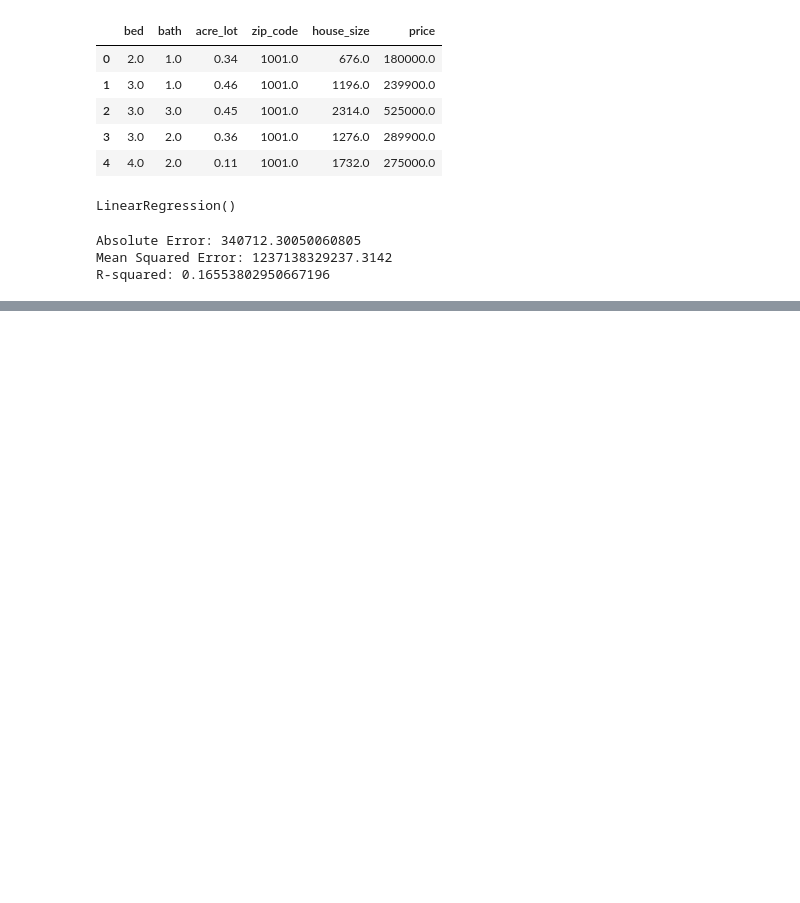
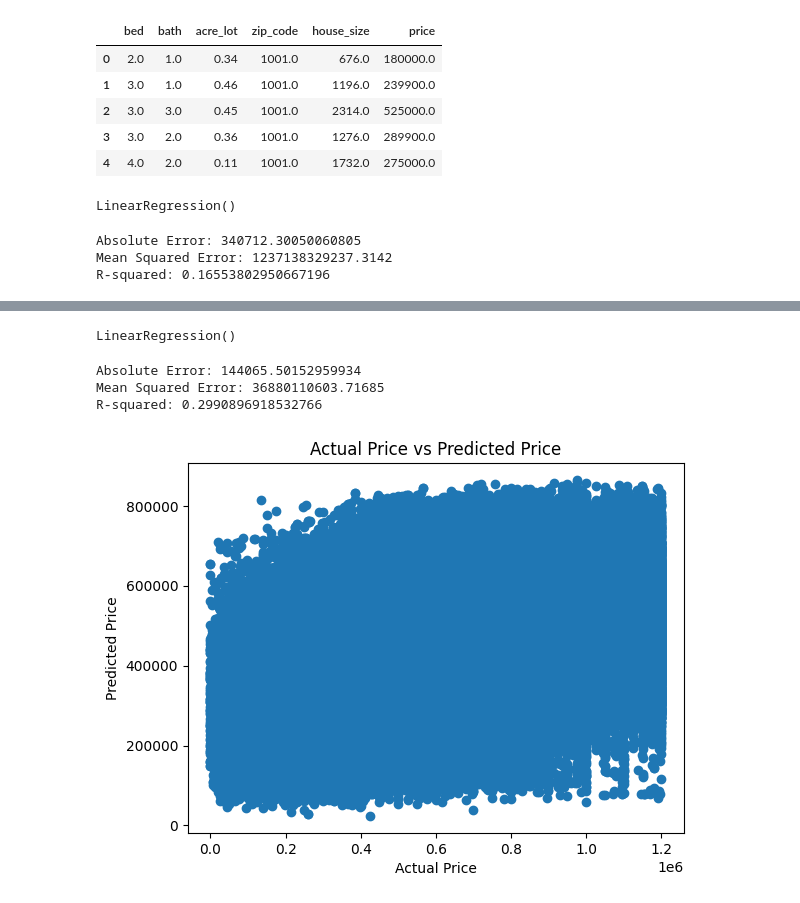
Before and after one commit to zwblank/Project_4, a Jupyter notebook: linear_regression.ipynb, the cells around one changed output, grey strips where cells are left out. Saved outputs shown, nothing was run; the diff lists cells and outputs as text; code cells hidden in the pictures; blank space fills up the shorter version.

```diff
--- a/linear_regression.ipynb
+++ b/linear_regression.ipynb
@@ -102,0 +106,3 @@ plt.show()
+# %%
+# remove some of the rows that contain outliers
+rslt_df=rslt_df[(rslt_df['price'] < 1200000) & (rslt_df['bed'] < 6) & (rslt_df['bath'] < 6) & (rslt_df['acre_lot'] < 0.5) & (rslt_df['house_size'] < 4000)]
@@ -102,0 +118,37 @@ plt.show()
+# %%
+# Set the features and the target
+X2 = rslt_df.iloc[:,0:5].values
+y2 = rslt_df.iloc[:,5].values
+# %%
+regr = linear_model.LinearRegression()
+regr.fit(X2, y2)
+# %% [output]
+LinearRegression()
+# %%
+# Evaluating the model
+from sklearn.metrics import mean_squared_error, r2_score, mean_absolute_error, accuracy_score
+
+# Making predictions on the same data or new data
+predictions2 = regr.predict(X2)
+
+# Evaluating the model
+mae2 = mean_absolute_error(y2, predictions2)
+print(f'Absolute Error: {mae2}')
+
+mse2 = mean_squared_error(y2, predictions2)
+print(f'Mean Squared Error: {mse2}')
+
+r22 = r2_score(y2, predictions2)
+print(f'R-squared: {r22}')
+# %% [output]
+Absolute Error: 144065.50152959934
+Mean Squared Error: 36880110603.71685
+R-squared: 0.2990896918532766
+# %%
+plt.scatter(y2, predictions2)
+plt.xlabel("Actual Price")
+plt.ylabel("Predicted Price")
+plt.title("Actual Price vs Predicted Price")
+plt.show()
+# %% [output]
+[figure, added]
```
Also changed, not shown: parts of 4 cells of this notebook, 4 other files.
